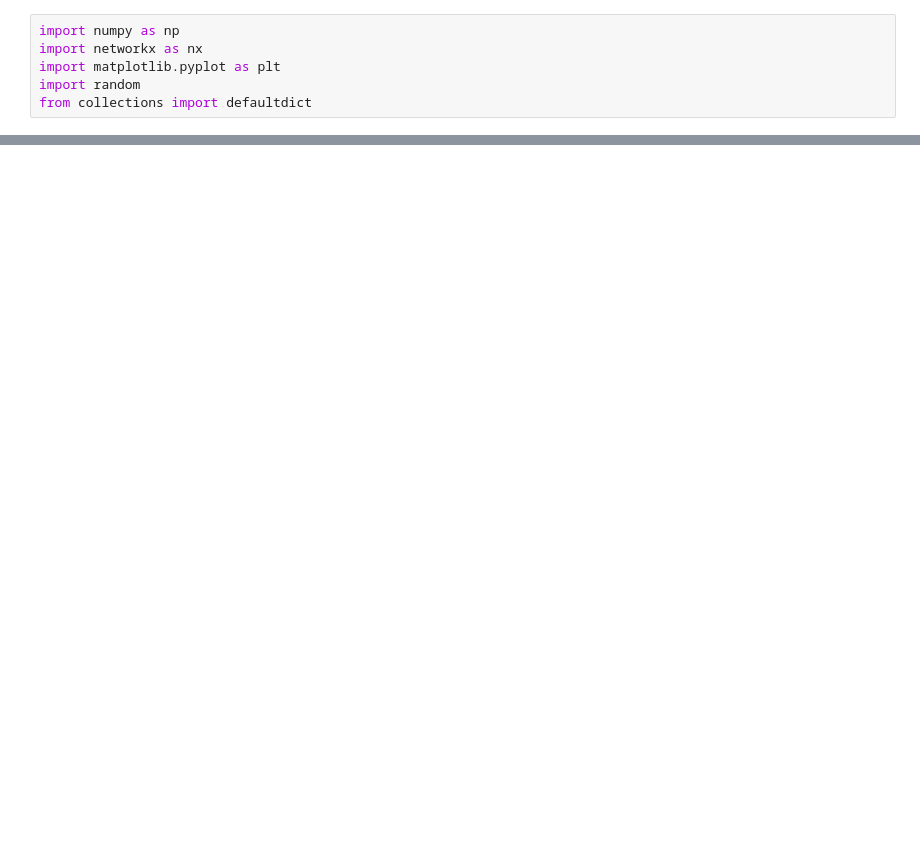
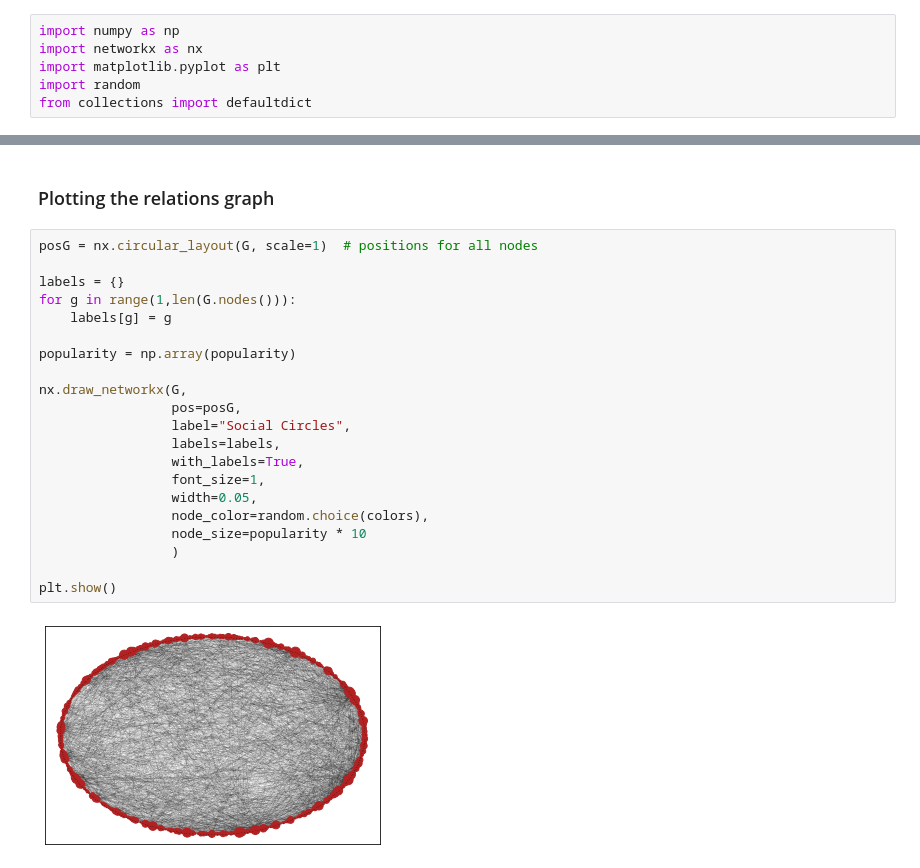
Before and after one commit to mateuslatrova/Social-Circles-Graph-Database, a Jupyter notebook: python/A2.ipynb, the cells around one changed output, grey strips where cells are left out. Saved outputs shown, nothing was run; the diff lists cells and outputs as text; blank space fills up the shorter version.

```diff
--- a/python/A2.ipynb
+++ b/python/A2.ipynb
@@ -109,0 +100,25 @@ plt.show()
+# %% [markdown]
+### Plotting the relations graph
+# %%
+posG = nx.circular_layout(G, scale=1)  # positions for all nodes
+
+labels = {}
+for g in range(1,len(G.nodes())):
+    labels[g] = g
+
+popularity = np.array(popularity)
+
+nx.draw_networkx(G,
+                 pos=posG,
+                 label="Social Circles",
+                 labels=labels,
+                 with_labels=True,
+                 font_size=1,
+                 width=0.05,
+                 node_color=random.choice(colors),
+                 node_size=popularity * 10
+                 )
+
+plt.show()
+# %% [output]
+[figure, added]
```
Also changed, not shown: parts of 8 cells of this notebook.
